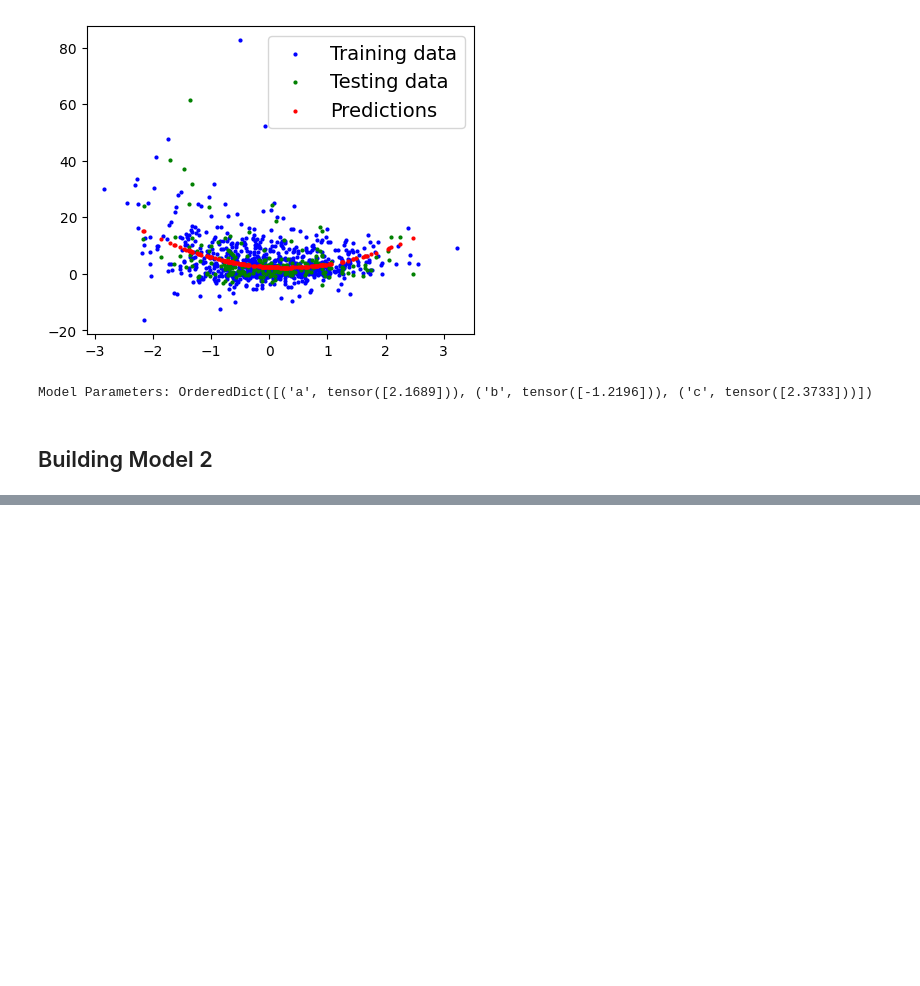
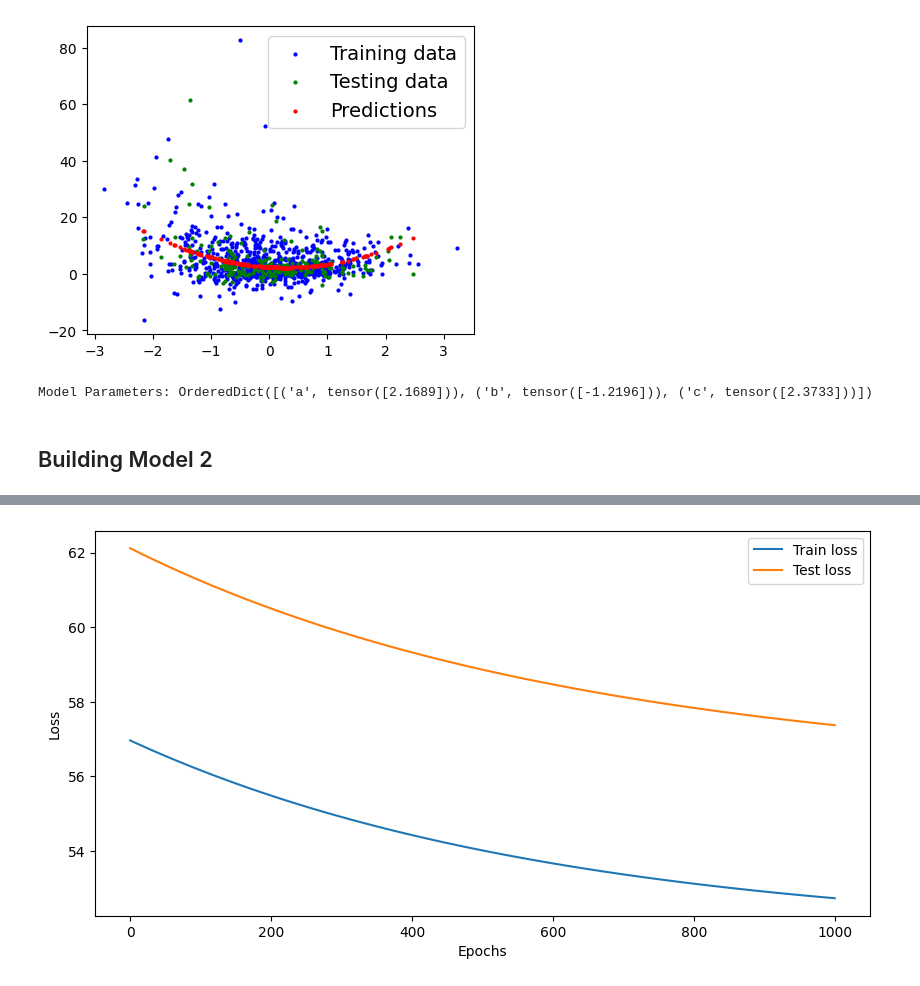
Before and after one commit to MuhammadTarek10/ML-DL, a Jupyter notebook: ml-dl-intro/tasks/Asmaa Ghanem1.ipynb, the cells around one changed output, grey strips where cells are left out. Drawn from its saved outputs; the diff is of its cells as text; code cells hidden in the pictures; blank space fills up the shorter version.

```diff
--- a/ml-dl-intro/tasks/Asmaa Ghanem1.ipynb
+++ b/ml-dl-intro/tasks/Asmaa Ghanem1.ipynb
@@ -421,0 +469,26 @@ class LinearRegressionModel(nn.Module):
+# %%
+# Creating loss function
+loss_function = nn.MSELoss() # Mean Absolute Error
+optimizer = torch.optim.SGD(model_2.parameters(),lr=0.001,)
+# %%
+epochs_count, train_loss, test_loss = train(
+                                        model_2,
+                                        train_data=X2_train,
+                                        train_labels=y2_train,
+                                        test_data=X2_test,
+                                        test_labels=y2_test,
+                                        loss_function=loss_function,
+                                        optimizer=optimizer,
+                                        epochs=1000
+                                    )
+
+epochs_count, train_loss, test_loss = train(
+                                        model_2,
+                                        train_data=X5_train,
+                                        train_labels=y5_train,
+                                        test_data=X5_test,
+                                        test_labels=y5_test,
+                                        loss_function=loss_function,
+                                        optimizer=optimizer,
+                                        epochs=1000
+                                    )
@@ -421,0 +513,17 @@ class LinearRegressionModel(nn.Module):
+# %%
+def plot_stats(
+        epochs: list,
+        train_loss: list,
+        test_loss: list,
+    ):
+    plt.figure(figsize=(10, 5))
+    plt.plot(epochs, train_loss, label='Train loss')
+    plt.plot(epochs, test_loss, label='Test loss')
+    plt.xlabel('Epochs')
+    plt.ylabel('Loss')
+    plt.legend()
+    plt.show()
+
+plot_stats(epochs_count, train_loss, test_loss)
+# %% [output]
+[figure, added]
```
Also changed, not shown: parts of 6 cells of this notebook.
